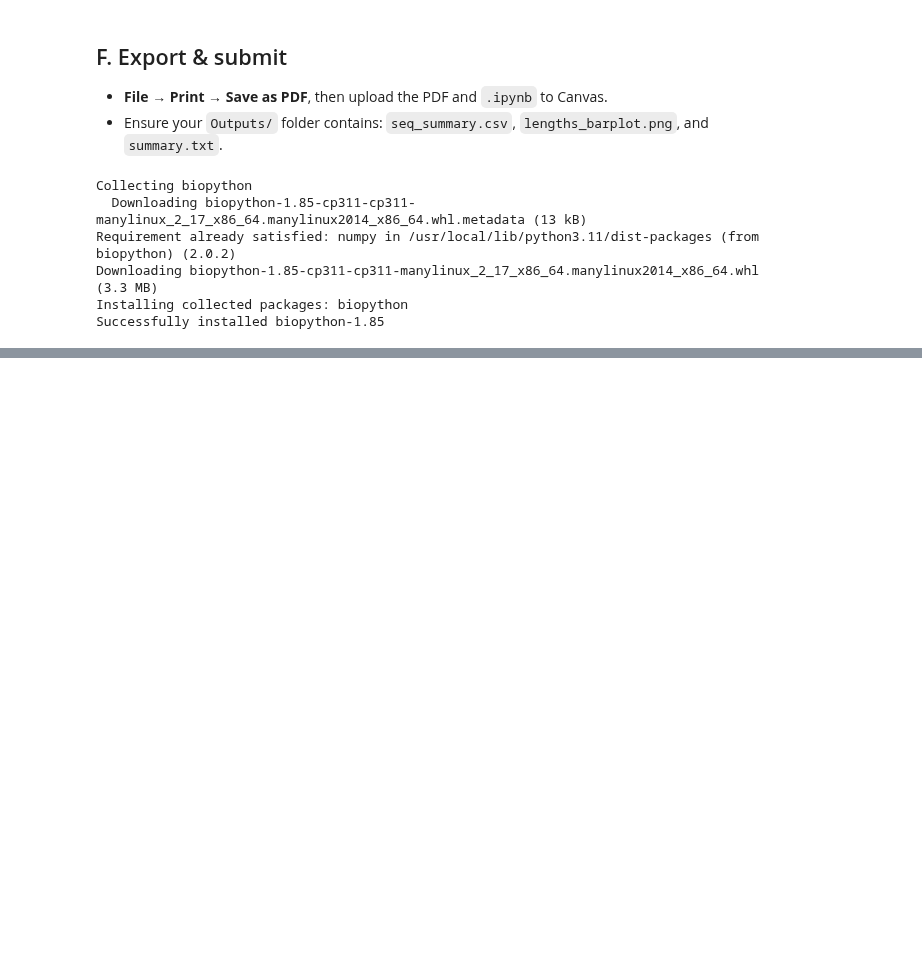
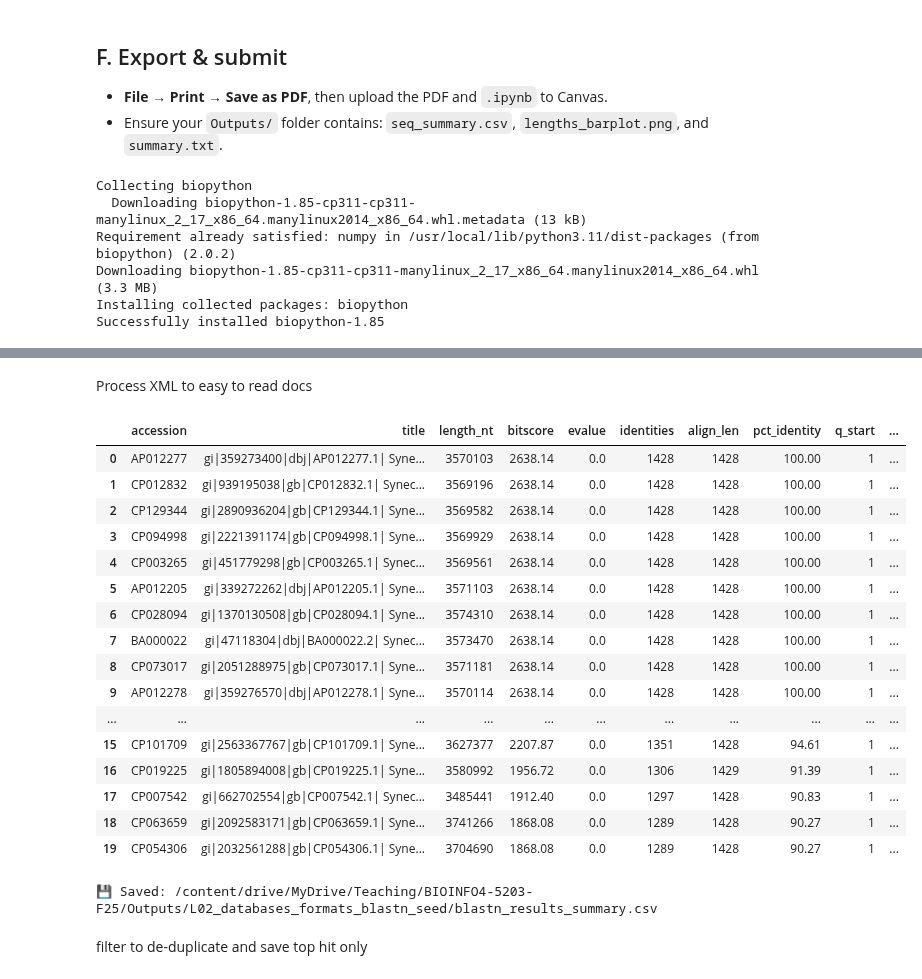
Before and after one commit to RobBurnap/Bioinformatics-MICR4203-MICR5203, a Jupyter notebook: notebooks/L02–BLASTn_Mini‑API.ipynb, the cells around one changed output, grey strips where cells are left out. Saved outputs shown, nothing was run; the diff lists cells and outputs as text; code cells hidden in the pictures; blank space fills up the shorter version.

```diff
--- a/notebooks/L02–BLASTn_Mini‑API.ipynb
+++ b/notebooks/L02–BLASTn_Mini‑API.ipynb
@@ -261,3 +369,13 @@ Requirement already satisfied: numpy in /usr/local/lib/python3.11/dist-packages
 Downloading biopython-1.85-cp311-cp311-manylinux_2_17_x86_64.manylinux2014_x86_64.whl (3.3 MB)
 Installing collected packages: biopython
 Successfully installed biopython-1.85
+# %%
+import os
+
+# Look for a DNA FASTA in DATA_DIR
+cands = [f for f in os.listdir(DATA_DIR) if f.lower().endswith((".fa",".fasta",".fna"))]
+
+# Use the newest FASTA
+cands.sort(key=lambda f: os.path.getmtime(f"{DATA_DIR}/{f}"), reverse=True)
+FASTA_PATH = f"{DATA_DIR}/{cands[0]}"
+print("📄 Using FASTA:", FASTA_PATH)
@@ -263,0 +436,62 @@ Successfully installed biopython-1.85
+# %% [markdown]
+Process XML to easy to read docs
+# %%
+# --- Summarize BLAST XML to a tidy table + CSV ---
+from Bio.Blast import NCBIXML
+import pandas as pd, os, io
+
+XML_PATH = "/content/drive/MyDrive/Teaching/BIOINFO4-5203-F25/Outputs/L02_databases_formats_blastn_seed/blastn_results.xml"
+assert os.path.exists(XML_PATH), "XML file not found. Check the path."
+
+with open(XML_PATH) as f:
+    blast_record = NCBIXML.read(f)  # one query -> one record
+
+rows = []
+for aln in blast_record.alignments:
+    # take the first HSP per alignment for summary
+    h = aln.hsps[0]
+    rows.append({
+        "accession": aln.accession,
+        "title": aln.title,
+        "length_nt": aln.length,
+        "bitscore": h.bits,
+        "evalue": h.expect,
+        "identities": h.identities,
+        "align_len": h.align_length,
+        "pct_identity": round(100.0*h.identities/h.align_length, 2),
+        "q_start": h.query_start,
+        "q_end": h.query_end,
+        "s_start": h.sbjct_start,
+        "s_end": h.sbjct_end,
+        "gaps": h.gaps if hasattr(h, "gaps") else None
+    })
+
+df = pd.DataFrame(rows)
+df_sorted = df.sort_values(["evalue","bitscore"], ascending=[True, False]).reset_index(drop=True)
+display(df_sorted.head(20))
+
+# Save CSV next to the XML
+CSV_OUT = os.path.join(os.path.dirname(XML_PATH), "blastn_results_summary.csv")
+df_sorted.to_csv(CSV_OUT, index=False)
+print("💾 Saved:", CSV_OUT)
+# %% [output]
+|  | accession | title | length_nt | bitscore | evalue | identities | align_len | pct_identity | q_start | ... |
+| 0 | AP012277 | gi|359273400|dbj|AP012277.1| Syne... | 3570103 | 2638.14 | 0.0 | 1428 | 1428 | 100.00 | 1 | ... |
+| 1 | CP012832 | gi|939195038|gb|CP012832.1| Synec... | 3569196 | 2638.14 | 0.0 | 1428 | 1428 | 100.00 | 1 | ... |
+| 2 | CP129344 | gi|2890936204|gb|CP129344.1| Syne... | 3569582 | 2638.14 | 0.0 | 1428 | 1428 | 100.00 | 1 | ... |
+| 3 | CP094998 | gi|2221391174|gb|CP094998.1| Syne... | 3569929 | 2638.14 | 0.0 | 1428 | 1428 | 100.00 | 1 | ... |
+| 4 | CP003265 | gi|451779298|gb|CP003265.1| Synec... | 3569561 | 2638.14 | 0.0 | 1428 | 1428 | 100.00 | 1 | ... |
+| 5 | AP012205 | gi|339272262|dbj|AP012205.1| Syne... | 3571103 | 2638.14 | 0.0 | 1428 | 1428 | 100.00 | 1 | ... |
+| 6 | CP028094 | gi|1370130508|gb|CP028094.1| Syne... | 3574310 | 2638.14 | 0.0 | 1428 | 1428 | 100.00 | 1 | ... |
+| 7 | BA000022 | gi|47118304|dbj|BA000022.2| Synec... | 3573470 | 2638.14 | 0.0 | 1428 | 1428 | 100.00 | 1 | ... |
+| 8 | CP073017 | gi|2051288975|gb|CP073017.1| Syne... | 3571181 | 2638.14 | 0.0 | 1428 | 1428 | 100.00 | 1 | ... |
+| 9 | AP012278 | gi|359276570|dbj|AP012278.1| Syne... | 3570114 | 2638.14 | 0.0 | 1428 | 1428 | 100.00 | 1 | ... |
+| ... | ... | ... | ... | ... | ... | ... | ... | ... | ... | ... |
+| 15 | CP101709 | gi|2563367767|gb|CP101709.1| Syne... | 3627377 | 2207.87 | 0.0 | 1351 | 1428 | 94.61 | 1 | ... |
+| 16 | CP019225 | gi|1805894008|gb|CP019225.1| Syne... | 3580992 | 1956.72 | 0.0 | 1306 | 1429 | 91.39 | 1 | ... |
+| 17 | CP007542 | gi|662702554|gb|CP007542.1| Synec... | 3485441 | 1912.40 | 0.0 | 1297 | 1428 | 90.83 | 1 | ... |
+| 18 | CP063659 | gi|2092583171|gb|CP063659.1| Syne... | 3741266 | 1868.08 | 0.0 | 1289 | 1428 | 90.27 | 1 | ... |
+| 19 | CP054306 | gi|2032561288|gb|CP054306.1| Syne... | 3704690 | 1868.08 | 0.0 | 1289 | 1428 | 90.27 | 1 | ... |
+💾 Saved: /content/drive/MyDrive/Teaching/BIOINFO4-5203-F25/Outputs/L02_databases_formats_blastn_seed/blastn_results_summary.csv
+# %% [markdown]
+filter to de-duplicate and save top hit only
```
Also changed, not shown: parts of 7 cells of this notebook.
